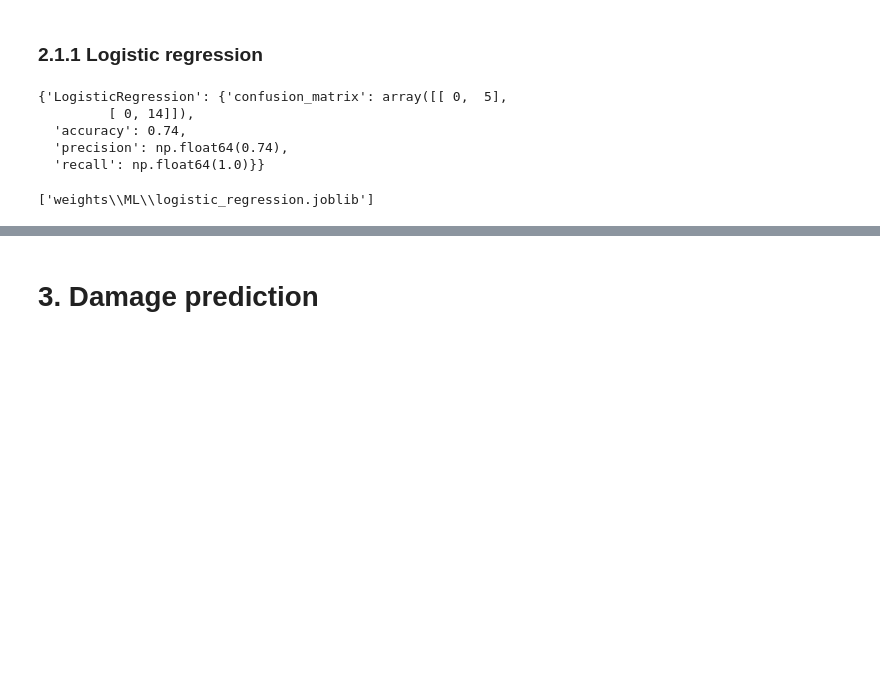
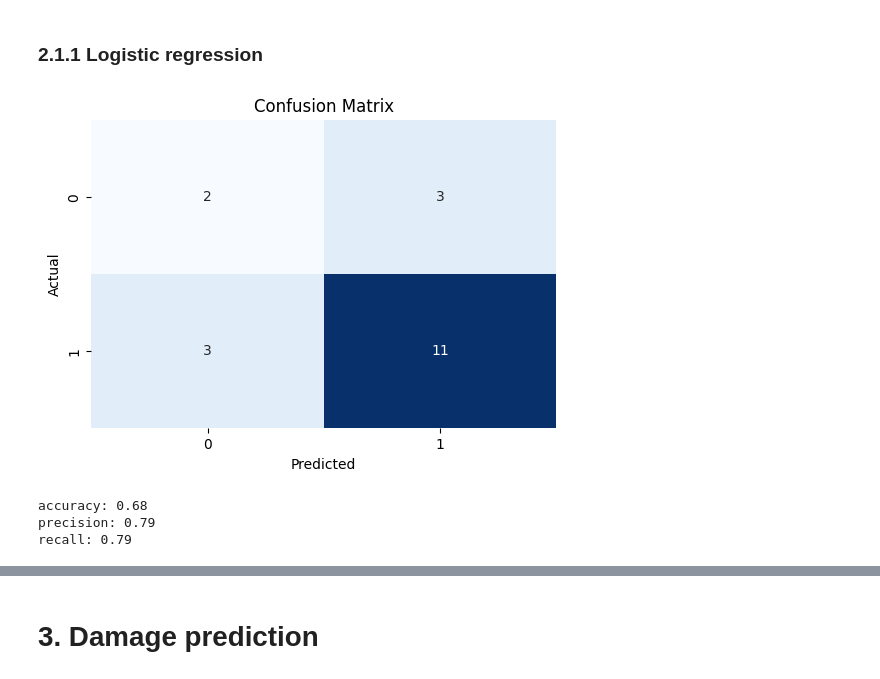
Before and after one commit to KanjiroReal/Vietnam-Storm-Damage-analysis, a Jupyter notebook: ML.ipynb, the cells around one changed output, grey strips where cells are left out. Cells and saved outputs as stored; diff of their text form; code cells hidden in the pictures; blank space fills up the shorter version.

Commit message:
UPDATE: plot in utils, ML categorial for flood & slide

```diff
--- a/ML.ipynb
+++ b/ML.ipynb
@@ -86,26 +94,26 @@ Test size: 19
+# %%
+epochs = 1000
+thresh = 0.8
 # %% [markdown]
 ### 2.1.1 Logistic regression
 # %%
 from sklearn.linear_model import LogisticRegression
 
-from src.utils import evaluate
+from src.utils import evaluate, plot_confusion_matrix
 
-epochs = 1000
 
 slide_lr = LogisticRegression(max_iter=epochs)
 slide_lr.fit(X_train, y_train)
 
-eval_values = evaluate(slide_lr, X_test, y_test, threshold=0.2) # thresh = 0.3 to bias recall
+eval_values = evaluate(slide_lr, X_test, y_test, threshold=thresh)
 evaluate_dict[slide_lr.__class__.__name__] = eval_values
 
-evaluate_dict
+plot_confusion_matrix(eval_values['confusion_matrix'])
+print(f"accuracy: {eval_values['accuracy']}")
+print(f"precision: {eval_values['precision']}")
+print(f"recall: {eval_values['recall']}")
 # %% [output]
+[figure, added]
-{'LogisticRegression': {'confusion_matrix': array([[ 0,  5],
-         [ 0, 14]]),
-  'accuracy': 0.74,
-  'precision': np.float64(0.74),
-  'recall': np.float64(1.0)}}
+accuracy: 0.68
+precision: 0.79
+recall: 0.79
-# %%
-dump(slide_lr, ML_dir / 'logistic_regression.joblib')
-# %% [output]
-['weights\\ML\\logistic_regression.joblib']
```
Also changed, not shown: parts of 17 cells of this notebook, 6 other files.
